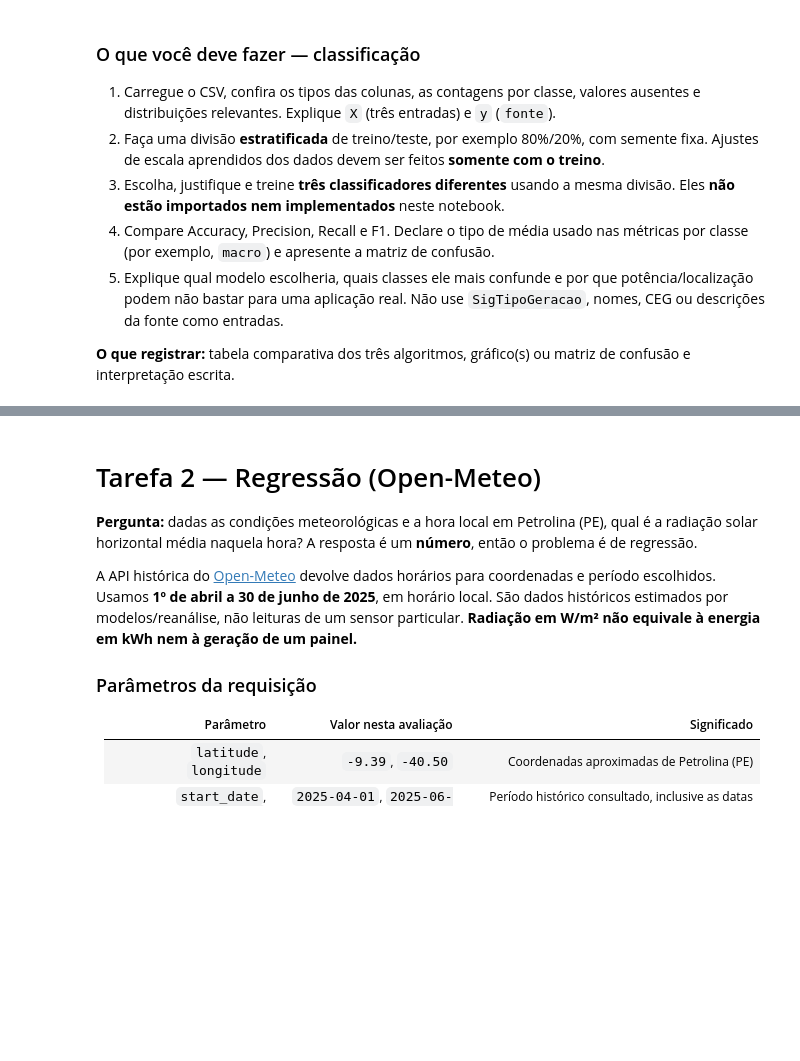
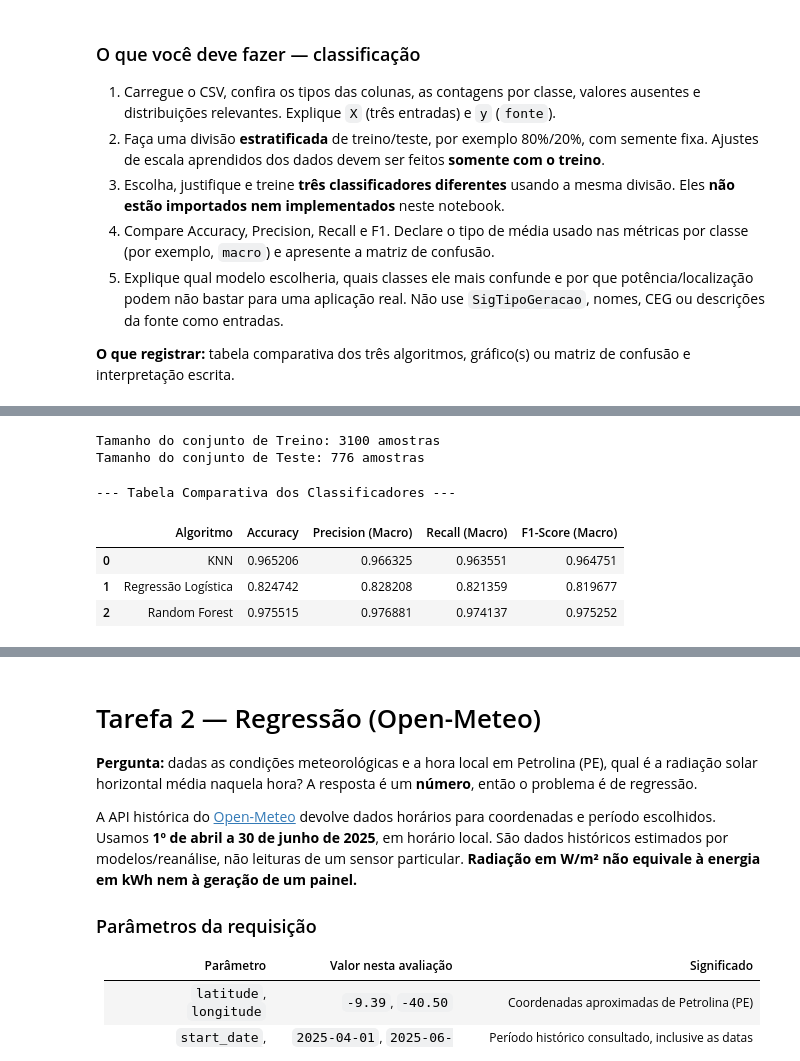
Before and after one commit to PtiagoM/checkpoint02-SERS-1CCPQ, a Jupyter notebook: APIs_Energia_Renovavel_ML.ipynb, the cells around one changed output, grey strips where cells are left out. Cells and saved outputs as stored; diff of their text form; code cells hidden in the pictures; blank space fills up the shorter version.

```diff
--- a/APIs_Energia_Renovavel_ML.ipynb
+++ b/APIs_Energia_Renovavel_ML.ipynb
@@ -143,0 +231,71 @@ from sklearn.metrics import mean_absolute_error, mean_squared_error, r2_score
+# %%
+import pandas as pd
+from sklearn.model_selection import train_test_split
+from sklearn.preprocessing import StandardScaler
+
+try:
+    X = df_class[['potencia_kw', 'latitude', 'longitude']]
+    y = df_class['fonte']
+except NameError:
+    df_class = pd.read_csv('https://raw.githubusercontent.com/prof-atritiack/CHECKPOINT_02_SERS_1CC_2SEM/refs/heads/main/aneel_classificacao_orange.csv')
+    X = df_class[['potencia_kw', 'latitude', 'longitude']]
+    y = df_class['fonte']
+
+# Divisao treino/teste mantendo proporcao das classes
+X_train, X_test, y_train, y_test = train_test_split(
+    X, y, test_size=0.20, random_state=42, stratify=y
+)
+
+# Padronizacao das features usando apenas info do treino
+scaler = StandardScaler()
+X_train_scaled = scaler.fit_transform(X_train)
+X_test_scaled = scaler.transform(X_test)
+
+print(f"Tamanho do conjunto de Treino: {X_train.shape[0]} amostras")
+print(f"Tamanho do conjunto de Teste: {X_test.shape[0]} amostras")
+# %% [output]
+Tamanho do conjunto de Treino: 3100 amostras
+Tamanho do conjunto de Teste: 776 amostras
+# %%
+import pandas as pd
+from sklearn.neighbors import KNeighborsClassifier
+from sklearn.linear_model import LogisticRegression
+from sklearn.ensemble import RandomForestClassifier
+from sklearn.metrics import accuracy_score, precision_score, recall_score, f1_score
+
+# Dicionario de classificadores para avaliacao
+modelos_class = {
+    "KNN": KNeighborsClassifier(n_neighbors=5),
+    "Regressão Logística": LogisticRegression(max_iter=1000, random_state=42),
+    "Random Forest": RandomForestClassifier(random_state=42, n_estimators=100)
+}
+
+resultados_class = []
+
+for nome, modelo in modelos_class.items():
+    modelo.fit(X_train_scaled, y_train)
+    y_pred = modelo.predict(X_test_scaled)
+
+    # Calculo das metricas (media macro para classes desbalanceadas)
+    acc = accuracy_score(y_test, y_pred)
+    prec = precision_score(y_test, y_pred, average='macro')
+    rec = recall_score(y_test, y_pred, average='macro')
+    f1 = f1_score(y_test, y_pred, average='macro')
+
+    resultados_class.append({
+        "Algoritmo": nome,
+        "Accuracy": acc,
+        "Precision (Macro)": prec,
+        "Recall (Macro)": rec,
+        "F1-Score (Macro)": f1
+    })
+
+df_resultados_class = pd.DataFrame(resultados_class)
+print("--- Tabela Comparativa dos Classificadores ---")
+display(df_resultados_class)
+# %% [output]
+--- Tabela Comparativa dos Classificadores ---
+|  | Algoritmo | Accuracy | Precision (Macro) | Recall (Macro) | F1-Score (Macro) |
+| 0 | KNN | 0.965206 | 0.966325 | 0.963551 | 0.964751 |
+| 1 | Regressão Logística | 0.824742 | 0.828208 | 0.821359 | 0.819677 |
+| 2 | Random Forest | 0.975515 | 0.976881 | 0.974137 | 0.975252 |
```
Also changed, not shown: parts of 17 cells of this notebook.
